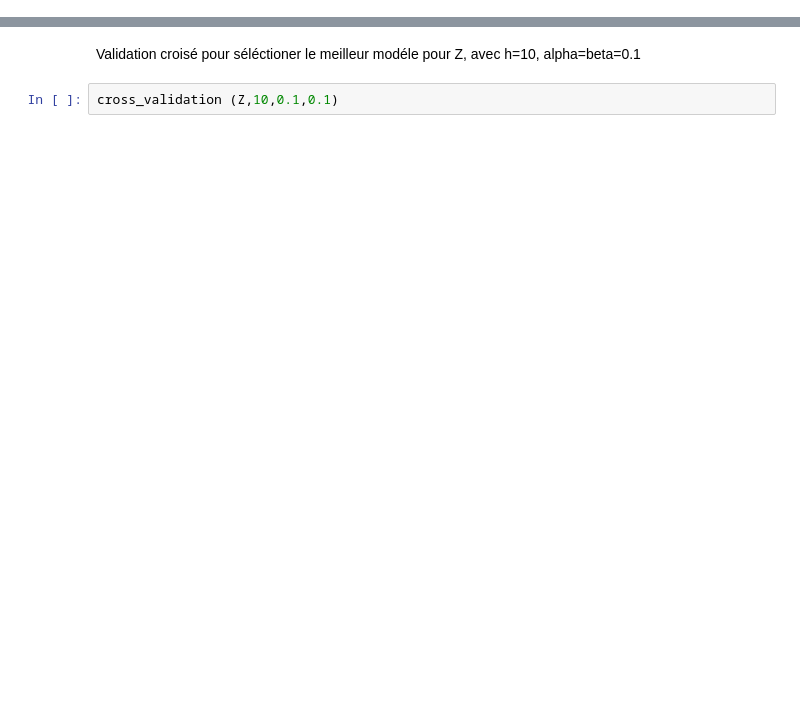
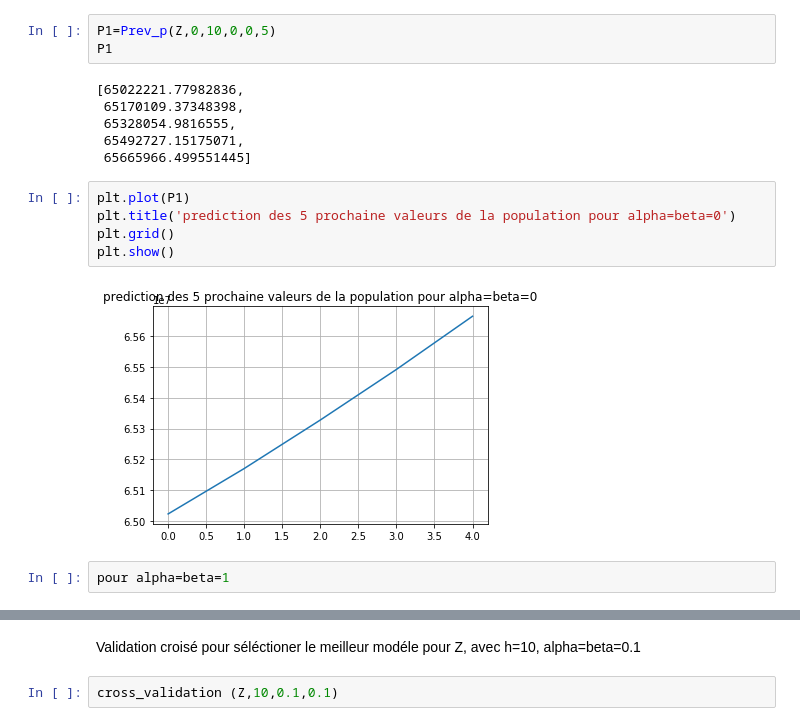
Before and after one commit to amahjourwalid/regression_ridge-, a Jupyter notebook: Untitled.ipynb, the cells around one changed output, grey strips where cells are left out. Cells and saved outputs as stored; diff of their text form; blank space fills up the shorter version.

```diff
--- a/Untitled.ipynb
+++ b/Untitled.ipynb
@@ -197,0 +183,18 @@ Calcul de l'éstimateur de ridge pour Z avec h=10 lamba=0.1 alpha=beta=0.1
+# %%
+P1=Prev_p(Z,0,10,0,0,5)
+P1
+# %% [output]
+[65022221.77982836,
+ 65170109.37348398,
+ 65328054.9816555,
+ 65492727.15175071,
+ 65665966.499551445]
+# %%
+plt.plot(P1)
+plt.title('prediction des 5 prochaine valeurs de la population pour alpha=beta=0')
+plt.grid()
+plt.show()
+# %% [output]
+[figure, added]
+# %%
+pour alpha=beta=1
```
Also changed, not shown: parts of 30 cells of this notebook.
